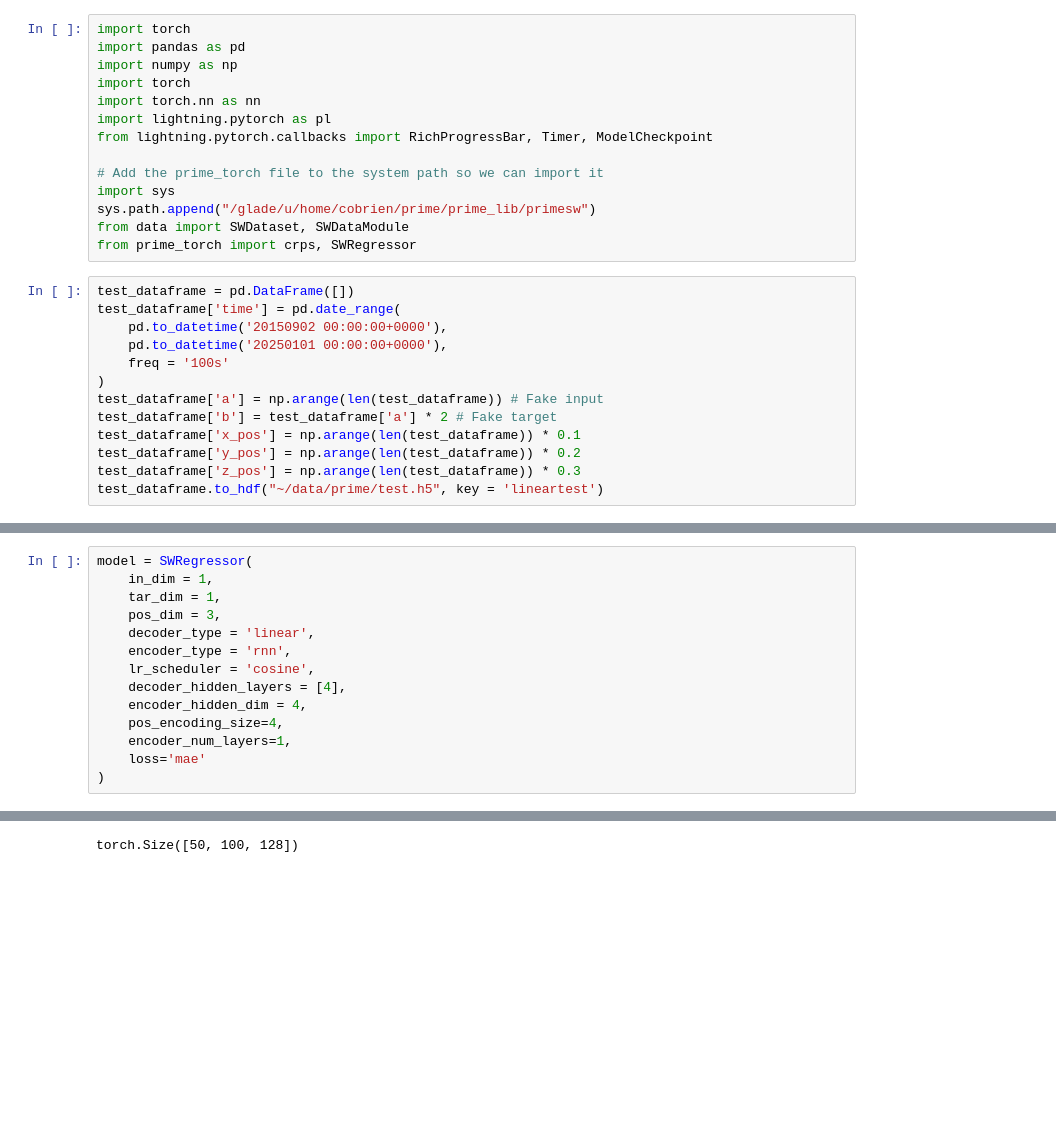
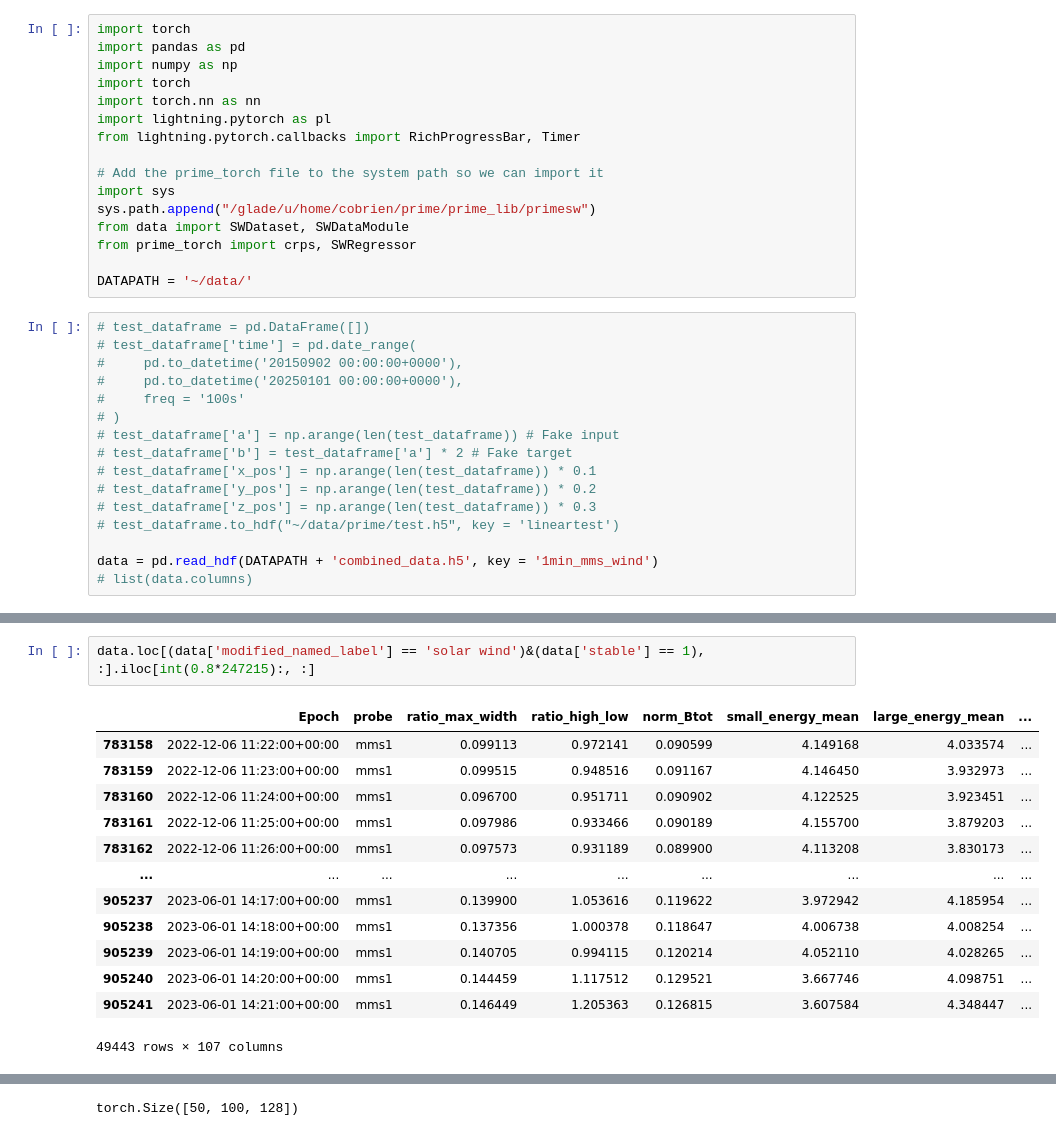
Before and after one commit to connor-obrien888/prime, a Jupyter notebook: prime_lib/notebooks/torchtest.ipynb, the cells around one changed output, grey strips where cells are left out. Saved outputs shown, nothing was run; the diff lists cells and outputs as text; blank space fills up the shorter version.

```diff
--- a/prime_lib/notebooks/torchtest.ipynb
+++ b/prime_lib/notebooks/torchtest.ipynb
@@ -5,23 +5,28 @@ import numpy as np
 import torch
 import torch.nn as nn
 import lightning.pytorch as pl
-from lightning.pytorch.callbacks import RichProgressBar, Timer, ModelCheckpoint
+from lightning.pytorch.callbacks import RichProgressBar, Timer
 
 # Add the prime_torch file to the system path so we can import it
 import sys
 sys.path.append("/glade/u/home/cobrien/prime/prime_lib/primesw")
 from data import SWDataset, SWDataModule
 from prime_torch import crps, SWRegressor
+
+DATAPATH = '~/data/'
 # %%
-test_dataframe = pd.DataFrame([])
-test_dataframe['time'] = pd.date_range(
-    pd.to_datetime('20150902 00:00:00+0000'),
-    pd.to_datetime('20250101 00:00:00+0000'),
-    freq = '100s'
-)
-test_dataframe['a'] = np.arange(len(test_dataframe)) # Fake input
-test_dataframe['b'] = test_dataframe['a'] * 2 # Fake target
-test_dataframe['x_pos'] = np.arange(len(test_dataframe)) * 0.1
-test_dataframe['y_pos'] = np.arange(len(test_dataframe)) * 0.2
-test_dataframe['z_pos'] = np.arange(len(test_dataframe)) * 0.3
-test_dataframe.to_hdf("~/data/prime/test.h5", key = 'lineartest')
+# test_dataframe = pd.DataFrame([])
+# test_dataframe['time'] = pd.date_range(
+#     pd.to_datetime('20150902 00:00:00+0000'),
+#     pd.to_datetime('20250101 00:00:00+0000'),
+#     freq = '100s'
+# )
+# test_dataframe['a'] = np.arange(len(test_dataframe)) # Fake input
+# test_dataframe['b'] = test_dataframe['a'] * 2 # Fake target
+# test_dataframe['x_pos'] = np.arange(len(test_dataframe)) * 0.1
+# test_dataframe['y_pos'] = np.arange(len(test_dataframe)) * 0.2
+# test_dataframe['z_pos'] = np.arange(len(test_dataframe)) * 0.3
+# test_dataframe.to_hdf("~/data/prime/test.h5", key = 'lineartest')
+
+data = pd.read_hdf(DATAPATH + 'combined_data.h5', key = '1min_mms_wind')
+# list(data.columns)
@@ -71,14 +33,16 @@ datamodule.setup()
-# %%
-model = SWRegressor(
-    in_dim = 1,
-    tar_dim = 1,
-    pos_dim = 3,
-    decoder_type = 'linear',
-    encoder_type = 'rnn',
-    lr_scheduler = 'cosine',
-    decoder_hidden_layers = [4],
-    encoder_hidden_dim = 4,
-    pos_encoding_size=4,
-    encoder_num_layers=1,
-    loss='mae'
-)
+# %%
+data.loc[(data['modified_named_label'] == 'solar wind')&(data['stable'] == 1), :].iloc[int(0.8*247215):, :]
+# %% [output]
+|  | Epoch | probe | ratio_max_width | ratio_high_low | norm_Btot | small_energy_mean | large_energy_mean | ... |
+| 783158 | 2022-12-06 11:22:00+00:00 | mms1 | 0.099113 | 0.972141 | 0.090599 | 4.149168 | 4.033574 | ... |
+| 783159 | 2022-12-06 11:23:00+00:00 | mms1 | 0.099515 | 0.948516 | 0.091167 | 4.146450 | 3.932973 | ... |
+| 783160 | 2022-12-06 11:24:00+00:00 | mms1 | 0.096700 | 0.951711 | 0.090902 | 4.122525 | 3.923451 | ... |
+| 783161 | 2022-12-06 11:25:00+00:00 | mms1 | 0.097986 | 0.933466 | 0.090189 | 4.155700 | 3.879203 | ... |
+| 783162 | 2022-12-06 11:26:00+00:00 | mms1 | 0.097573 | 0.931189 | 0.089900 | 4.113208 | 3.830173 | ... |
+| ... | ... | ... | ... | ... | ... | ... | ... | ... |
+| 905237 | 2023-06-01 14:17:00+00:00 | mms1 | 0.139900 | 1.053616 | 0.119622 | 3.972942 | 4.185954 | ... |
+| 905238 | 2023-06-01 14:18:00+00:00 | mms1 | 0.137356 | 1.000378 | 0.118647 | 4.006738 | 4.008254 | ... |
+| 905239 | 2023-06-01 14:19:00+00:00 | mms1 | 0.140705 | 0.994115 | 0.120214 | 4.052110 | 4.028265 | ... |
+| 905240 | 2023-06-01 14:20:00+00:00 | mms1 | 0.144459 | 1.117512 | 0.129521 | 3.667746 | 4.098751 | ... |
+| 905241 | 2023-06-01 14:21:00+00:00 | mms1 | 0.146449 | 1.205363 | 0.126815 | 3.607584 | 4.348447 | ... |
+49443 rows × 107 columns
```
Also changed, not shown: parts of 9 cells of this notebook, 1 other file.
